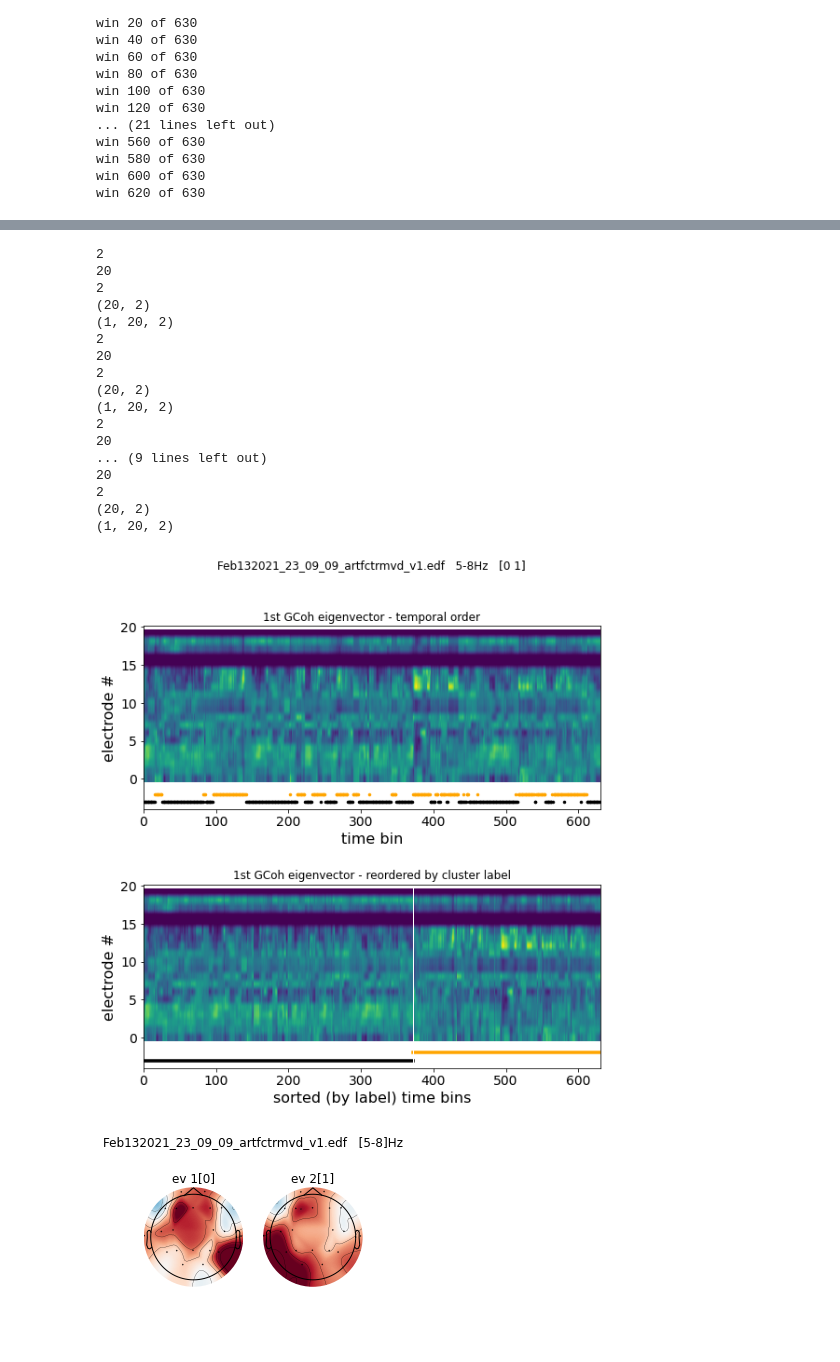
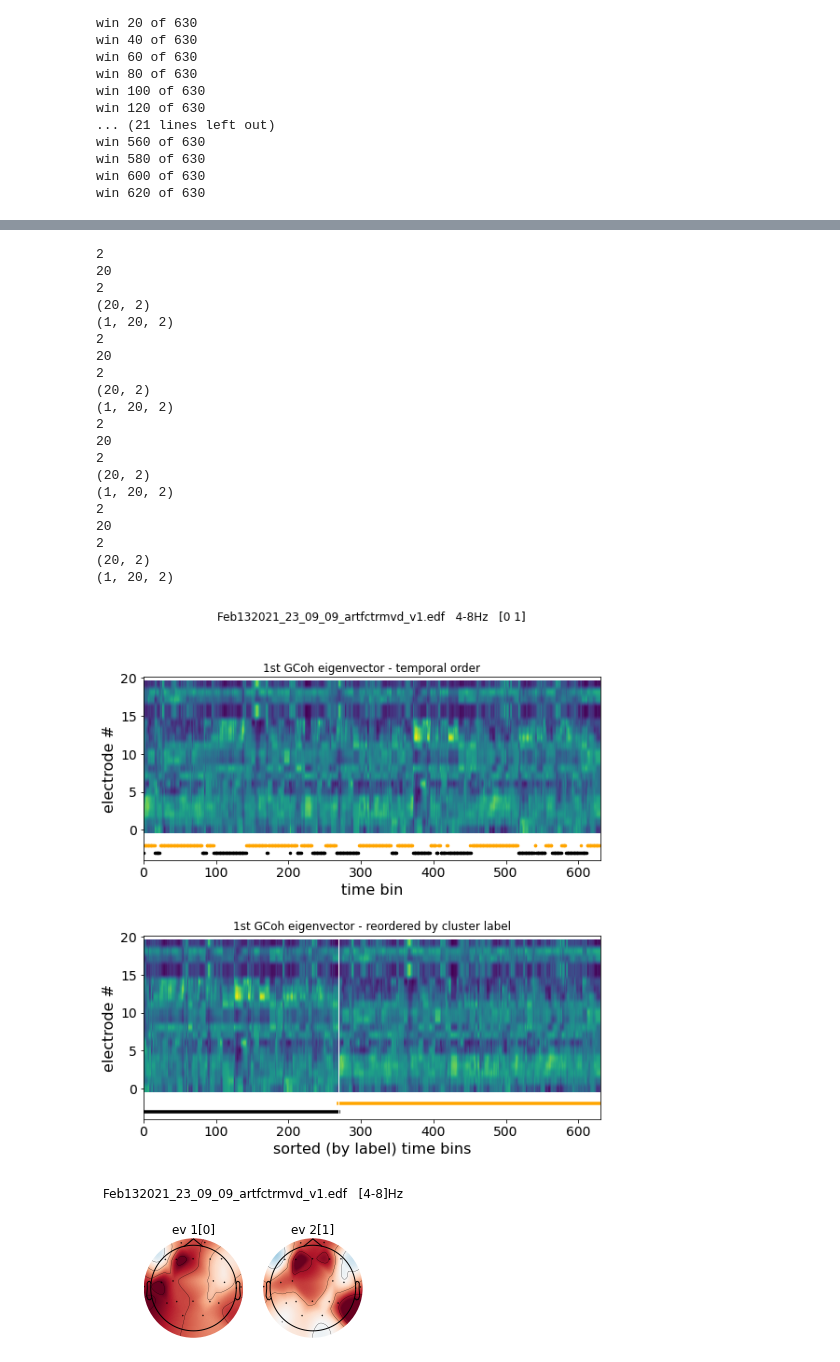
Before and after one commit to AraiKensuke/GCoh, a Jupyter notebook: cluster_eeg_gcoh.ipynb, the cells around one changed output, grey strips where cells are left out. Saved outputs shown, nothing was run; the diff lists cells and outputs as text; code cells hidden in the pictures; blank space fills up the shorter version.

```diff
--- a/cluster_eeg_gcoh.ipynb
+++ b/cluster_eeg_gcoh.ipynb
@@ -165,6 +219,8 @@ from GCoh.eeg_util import find_GMM_labels
 
 L_gcoh = vec_mag.shape[0]
 nChs   = vec_mag.shape[3]
+
+f_ranges = [[4, 8], [8, 14], [15, 25], [25, 35]]
 
 for ich in range(len(f_ranges)):
     fL = f_ranges[ich][0]
@@ -201,6 +257,7 @@ for ich in range(len(f_ranges)):
     disp_wh_ratio = 3
     aspect = (W/H)/disp_wh_ratio
     unit = 2.5
+
     fig = _plt.figure(figsize=(disp_wh_ratio*unit + 1, 3*unit+unit/2))
     _plt.subplot2grid((2, 1), (0, 0))
     _plt.title("1st GCoh eigenvector - temporal order")
@@ -253,33 +310,36 @@ for ich in range(len(f_ranges)):
         mn_over_fs = _N.mean(vec_mag[:, iL:iH, 0], axis=1)
         #min_all    = _N.min(mn_over_fs, axis=0)
         max_over_fs_each_state[:, ns]    = _N.max(mn_over_fs, axis=0)
     maxComp = _N.max(max_over_fs_each_state)
 
     all_vecs = _N.empty((nChs, nStates))
 
     for ns in range(nStates):
         ls = _N.where(rmpd_lab == ns)[0]
         mn_over_fs = _N.mean(vec_mag[ls, iL:iH, 0], axis=1)
         min_all    = _N.min(mn_over_fs, axis=0)
         all_vecs[:, ns] = (min_all / maxComp)*1e-5
     _sp.do_skull_plot_all_EVs(all_vecs, ps, ch_names, "temp", dat, fL, fH)
 # %% [output]
 2
 20
 2
 (20, 2)
 (1, 20, 2)
 2
 20
 2
 (20, 2)
 (1, 20, 2)
 2
 20
-... (9 lines left out)
+2
+(20, 2)
+(1, 20, 2)
+2
 20
 2
 (20, 2)
 (1, 20, 2)
-[figure, old version]
+[figure, new version]
-[figure, old version]
+[figure, new version]
```
Also changed, not shown: parts of 10 cells of this notebook.
